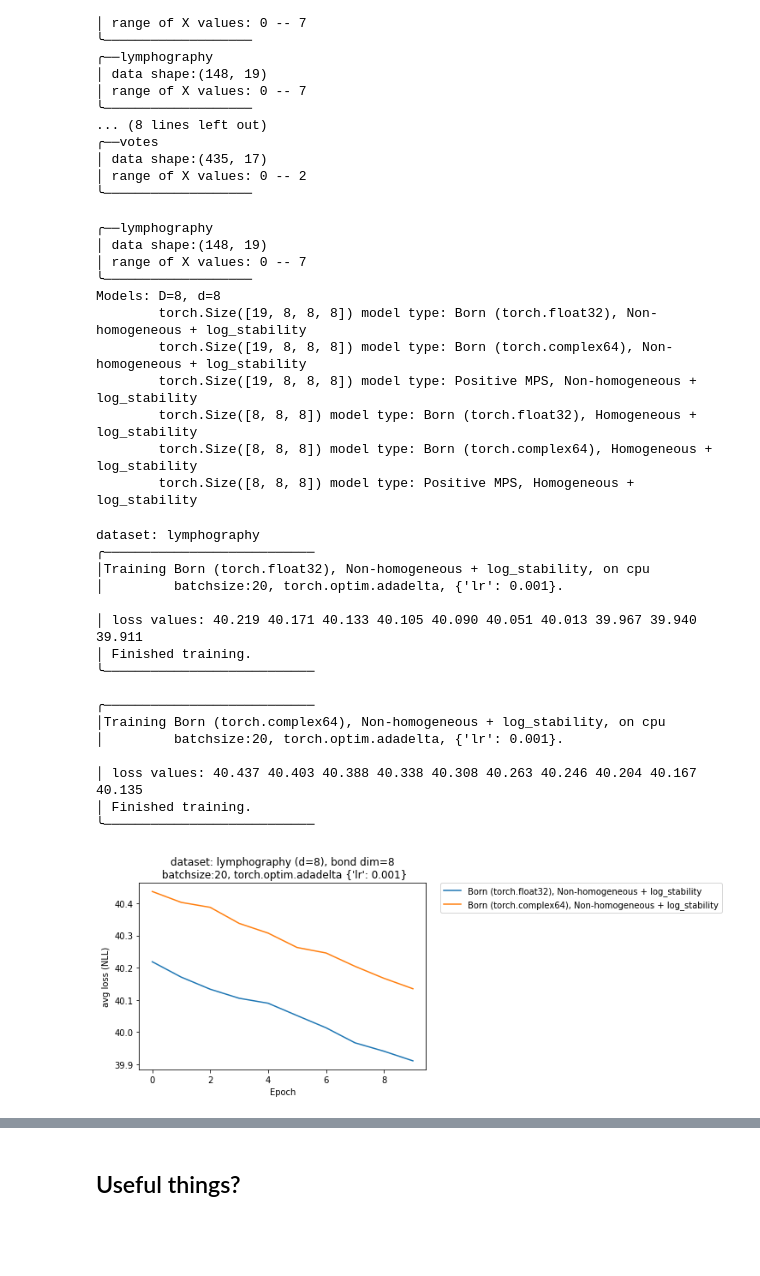
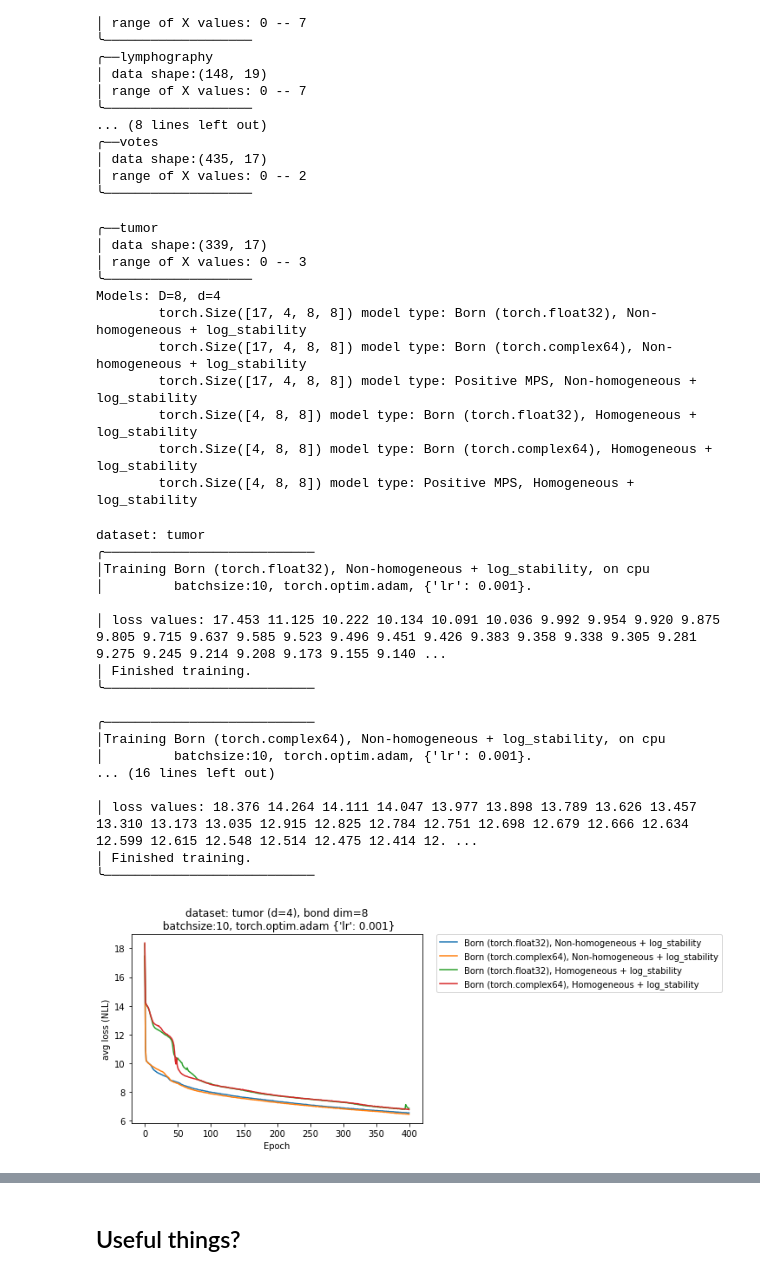
Before and after one commit to postylem/comparison-of-tensor-train-models, a Jupyter notebook: gradient_sandbox.ipynb, the cells around one changed output, grey strips where cells are left out. Saved outputs shown, nothing was run; the diff lists cells and outputs as text; code cells hidden in the pictures; blank space fills up the shorter version.

```diff
--- a/gradient_sandbox.ipynb
+++ b/gradient_sandbox.ipynb
@@ -86,24 +86,25 @@ def train_models(
 ╰───────────────────
 # %%
 ### initialize models
-dataset = 'lymphography'
+dataset = 'tumor'
 X,d = load_dataset(dataset)
 D = 8
 
-wr = 'noisy' # choose either None, 'noisy', or 'random_angle' or 'gaussian_zeros'
+wr = noisy # choose either None, 'noisy', or 'random_angle' or 'gaussian_zeros'
 
-mps      = PosMPS(X, d, D, homogeneous=False, w_randomization=wr)
-mps_hom  = PosMPS(X, d, D, homogeneous=True, w_randomization=wr)
-mps_s    = PosMPS(X, d, D, homogeneous=False, log_stability=True, w_randomization=wr)
-mps_s_hom= PosMPS(X, d, D, homogeneous=True, log_stability=True, w_randomization=wr)
-rBorn      = Born(X, d, D, dtype=torch.float, homogeneous=False, log_stability=False, w_randomization=wr)
-rBorn_hom  = Born(X, d, D, dtype=torch.float, homogeneous=True, log_stability=False, w_randomization=wr)
-rBorn_s    = Born(X, d, D, dtype=torch.float, homogeneous=False, log_stability=True, w_randomization=wr)
-rBorn_s_hom= Born(X, d, D, dtype=torch.float, homogeneous=True, log_stability=True, w_randomization=wr)
-cBorn      = Born(X, d, D, dtype=torch.cfloat, homogeneous=False, log_stability=False, w_randomization=wr)
-cBorn_hom  = Born(X, d, D, dtype=torch.cfloat, homogeneous=True, log_stability=False, w_randomization=wr)
-cBorn_s    = Born(X, d, D, dtype=torch.cfloat, homogeneous=False, log_stability=True, w_randomization=wr)
-cBorn_s_hom= Born(X, d, D, dtype=torch.cfloat, homogeneous=True, log_stability=True, w_randomization=wr)
+mps      = PosMPS(X, d, D,                     homogeneous=False, log_stability=False,  w_randomization=wr)
+mps_hom  = PosMPS(X, d, D,                     homogeneous=True,  log_stability=False,  w_randomization=wr)
+mps_s    = PosMPS(X, d, D,                     homogeneous=False, log_stability=True,   w_randomization=wr)
+mps_s_hom= PosMPS(X, d, D,                     homogeneous=True,  log_stability=True,   w_randomization=wr)
+rBorn      = Born(X, d, D, dtype=torch.float,  homogeneous=False, log_stability=False,  w_randomization=wr)
+rBorn_hom  = Born(X, d, D, dtype=torch.float,  homogeneous=True,  log_stability=False,  w_randomization=wr)
+rBorn_s    = Born(X, d, D, dtype=torch.float,  homogeneous=False, log_stability=True,   w_randomization=wr)
+rBorn_s_hom= Born(X, d, D, dtype=torch.float,  homogeneous=True,  log_stability=True,   w_randomization=wr)
+cBorn      = Born(X, d, D, dtype=torch.cfloat, homogeneous=False, log_stability=False,  w_randomization=wr)
+cBorn_hom  = Born(X, d, D, dtype=torch.cfloat, homogeneous=True,  log_stability=False,  w_randomization=wr)
+cBorn_s    = Born(X, d, D, dtype=torch.cfloat, homogeneous=False, log_stability=True,   w_randomization=wr)
+cBorn_s_hom= Born(X, d, D, dtype=torch.cfloat, homogeneous=True,  log_stability=True,   w_randomization=wr)
+
 models     = (
     # rBorn, cBorn, mps,
     rBorn_s, cBorn_s, mps_s)
@@ -140,39 +141,40 @@ for model in (*models, *models_hom):
         if torch.isnan(p).any():
             print(f"{pnames[param_index]} contains a NaN value!")
 # %% [output]
-╭──lymphography
-│ data shape:(148, 19)
-│ range of X values: 0 -- 7
+╭──tumor
+│ data shape:(339, 17)
+│ range of X values: 0 -- 3
 ╰───────────────────
-Models: D=8, d=8
-        torch.Size([19, 8, 8, 8]) model type: Born (torch.float32), Non-homogeneous + log_stability
-        torch.Size([19, 8, 8, 8]) model type: Born (torch.complex64), Non-homogeneous + log_stability
-        torch.Size([19, 8, 8, 8]) model type: Positive MPS, Non-homogeneous + log_stability
-        torch.Size([8, 8, 8]) model type: Born (torch.float32), Homogeneous + log_stability
-        torch.Size([8, 8, 8]) model type: Born (torch.complex64), Homogeneous + log_stability
-        torch.Size([8, 8, 8]) model type: Positive MPS, Homogeneous + log_stability
+Models: D=8, d=4
+        torch.Size([17, 4, 8, 8]) model type: Born (torch.float32), Non-homogeneous + log_stability
+        torch.Size([17, 4, 8, 8]) model type: Born (torch.complex64), Non-homogeneous + log_stability
+        torch.Size([17, 4, 8, 8]) model type: Positive MPS, Non-homogeneous + log_stability
+        torch.Size([4, 8, 8]) model type: Born (torch.float32), Homogeneous + log_stability
+        torch.Size([4, 8, 8]) model type: Born (torch.complex64), Homogeneous + log_stability
+        torch.Size([4, 8, 8]) model type: Positive MPS, Homogeneous + log_stability
 # %%
 lossvals = train_models(
     [rBorn_s, cBorn_s,rBorn_s_hom, cBorn_s_hom],
-    clamp_at=1000, batchsize=10, max_epochs=1000, batched=True, optimizer=torch.optim.Adam, lr=0.001)
+    clamp_at=1000, batchsize=10, max_epochs=400, batched=True, optimizer=torch.optim.Adam, lr=0.001)
 # %% [output]
-dataset: lymphography
+dataset: tumor
 ╭───────────────────────────
 │Training Born (torch.float32), Non-homogeneous + log_stability, on cpu
-│         batchsize:20, torch.optim.adadelta, {'lr': 0.001}.
+│         batchsize:10, torch.optim.adam, {'lr': 0.001}.
 
-│ loss values: 40.219 40.171 40.133 40.105 40.090 40.051 40.013 39.967 39.940 39.911
+│ loss values: 17.453 11.125 10.222 10.134 10.091 10.036 9.992 9.954 9.920 9.875 9.805 9.715 9.637 9.585 9.523 9.496 9.451 9.426 9.383 9.358 9.338 9.305 9.281 9.275 9.245 9.214 9.208 9.173 9.155 9.140 ...
 │ Finished training.
 ╰───────────────────────────
 
 ╭───────────────────────────
 │Training Born (torch.complex64), Non-homogeneous + log_stability, on cpu
-│         batchsize:20, torch.optim.adadelta, {'lr': 0.001}.
+│         batchsize:10, torch.optim.adam, {'lr': 0.001}.
+... (16 lines left out)
 
-│ loss values: 40.437 40.403 40.388 40.338 40.308 40.263 40.246 40.204 40.167 40.135
+│ loss values: 18.376 14.264 14.111 14.047 13.977 13.898 13.789 13.626 13.457 13.310 13.173 13.035 12.915 12.825 12.784 12.751 12.698 12.679 12.666 12.634 12.599 12.615 12.548 12.514 12.475 12.414 12. ...
 │ Finished training.
 ╰───────────────────────────
-[figure, old version]
+[figure, new version]
 # %%
 lossvals = train_models(
     [rBorn_s, cBorn_s,rBorn_s_hom, cBorn_s_hom],
```
Also changed, not shown: parts of 4 cells of this notebook, 2 other files.
